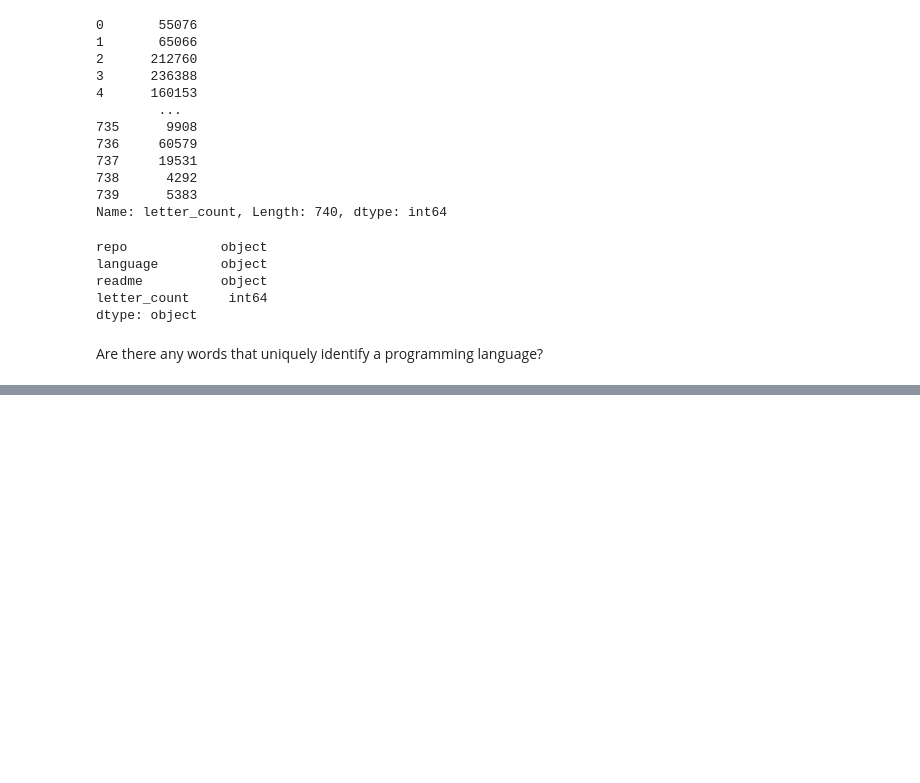
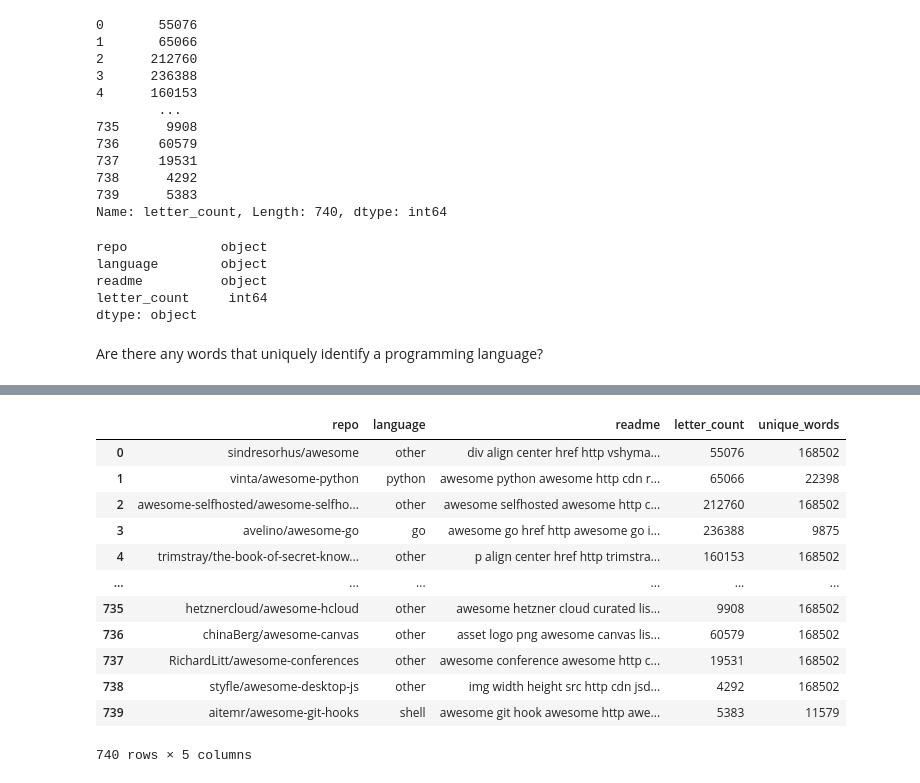
Before and after one commit to projectlanguagepredictor/nlp_launch, a Jupyter notebook: ez_explore.ipynb, the cells around one changed output, grey strips where cells are left out. Drawn from its saved outputs; the diff is of its cells as text; code cells hidden in the pictures; blank space fills up the shorter version.

```diff
--- a/ez_explore.ipynb
+++ b/ez_explore.ipynb
@@ -292,0 +351,17 @@ for language in language_columns:
+# %%
+df['unique_words'] = df.groupby('language')['readme'].transform(lambda x: len(set(x.str.split().sum())))
+df.groupby()
+# %% [output]
+|  | repo | language | readme | letter_count | unique_words |
+| 0 | sindresorhus/awesome | other | div align center href http vshyma... | 55076 | 168502 |
+| 1 | vinta/awesome-python | python | awesome python awesome http cdn r... | 65066 | 22398 |
+| 2 | awesome-selfhosted/awesome-selfho... | other | awesome selfhosted awesome http c... | 212760 | 168502 |
+| 3 | avelino/awesome-go | go | awesome go href http awesome go i... | 236388 | 9875 |
+| 4 | trimstray/the-book-of-secret-know... | other | p align center href http trimstra... | 160153 | 168502 |
+| ... | ... | ... | ... | ... | ... |
+| 735 | hetznercloud/awesome-hcloud | other | awesome hetzner cloud curated lis... | 9908 | 168502 |
+| 736 | chinaBerg/awesome-canvas | other | asset logo png awesome canvas lis... | 60579 | 168502 |
+| 737 | RichardLitt/awesome-conferences | other | awesome conference awesome http c... | 19531 | 168502 |
+| 738 | styfle/awesome-desktop-js | other | img width height src http cdn jsd... | 4292 | 168502 |
+| 739 | aitemr/awesome-git-hooks | shell | awesome git hook awesome http awe... | 5383 | 11579 |
+740 rows × 5 columns
```
Also changed, not shown: parts of 11 cells of this notebook, 1 other file.
